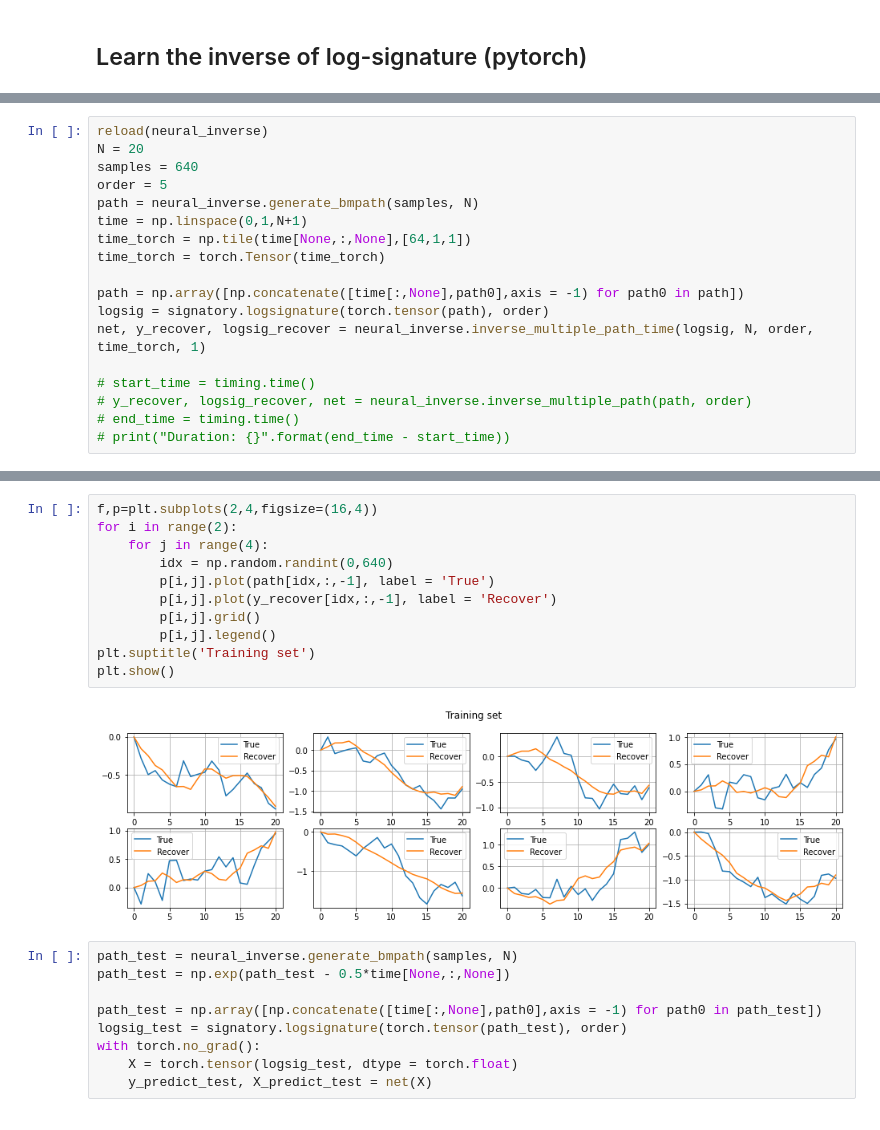
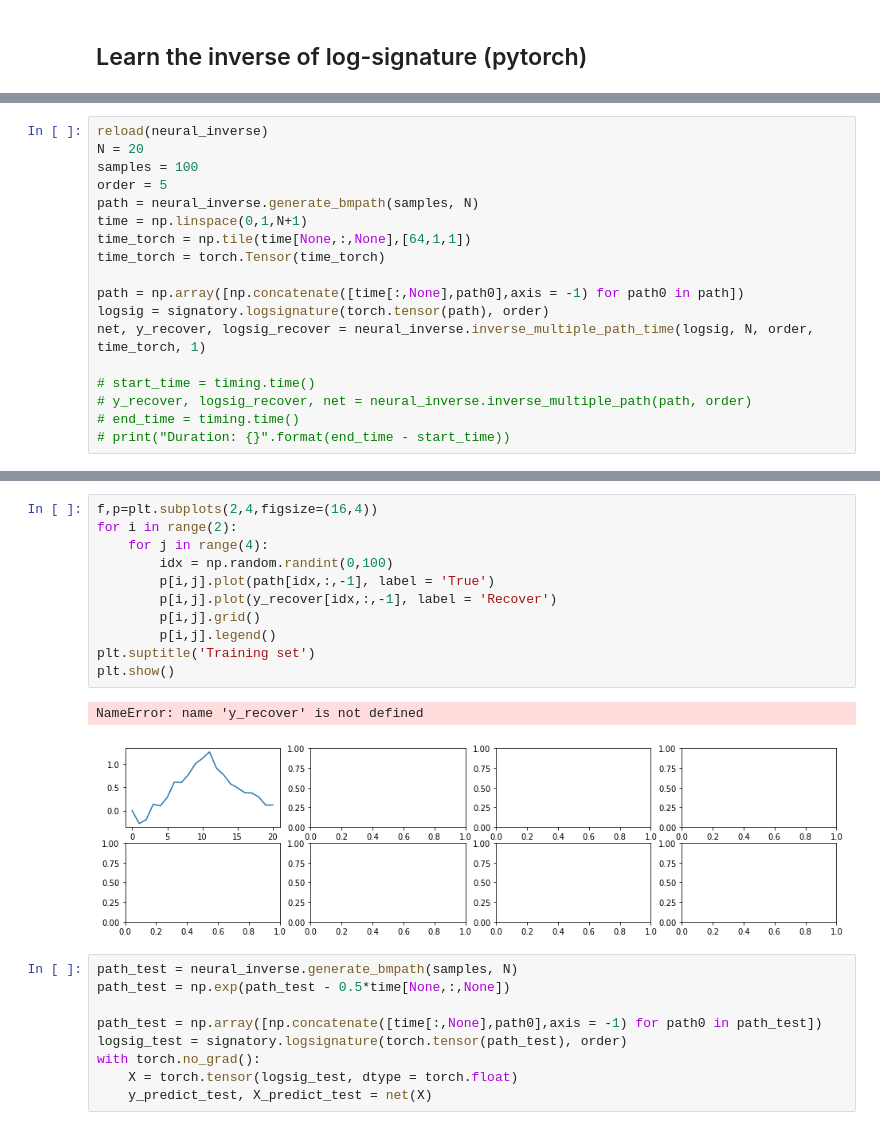
Before and after one commit to justinhou95/market_simulator, a Jupyter notebook: notebooks/inverse logsig.ipynb, the cells around one changed output, grey strips where cells are left out. Drawn from its saved outputs; the diff is of its cells as text.

```diff
--- a/notebooks/inverse logsig.ipynb
+++ b/notebooks/inverse logsig.ipynb
@@ -37,7 +22,7 @@ Duration: 426.24466609954834
 # %%
 reload(neural_inverse)
 N = 20
-samples = 640
+samples = 100
 order = 5
 path = neural_inverse.generate_bmpath(samples, N)
 time = np.linspace(0,1,N+1)
@@ -67,16 +44,17 @@ Finished Training
 # %%
 f,p=plt.subplots(2,4,figsize=(16,4))
 for i in range(2):
     for j in range(4):
-        idx = np.random.randint(0,640)
+        idx = np.random.randint(0,100)
         p[i,j].plot(path[idx,:,-1], label = 'True')
         p[i,j].plot(y_recover[idx,:,-1], label = 'Recover')
         p[i,j].grid()
         p[i,j].legend()
 plt.suptitle('Training set')
 plt.show()
 # %% [output]
+NameError: name 'y_recover' is not defined
-[figure, old version]
+[figure, new version]
 # %%
 path_test = neural_inverse.generate_bmpath(samples, N)
 path_test = np.exp(path_test - 0.5*time[None,:,None])
```
Also changed, not shown: parts of 11 cells of this notebook, 13 other files.
